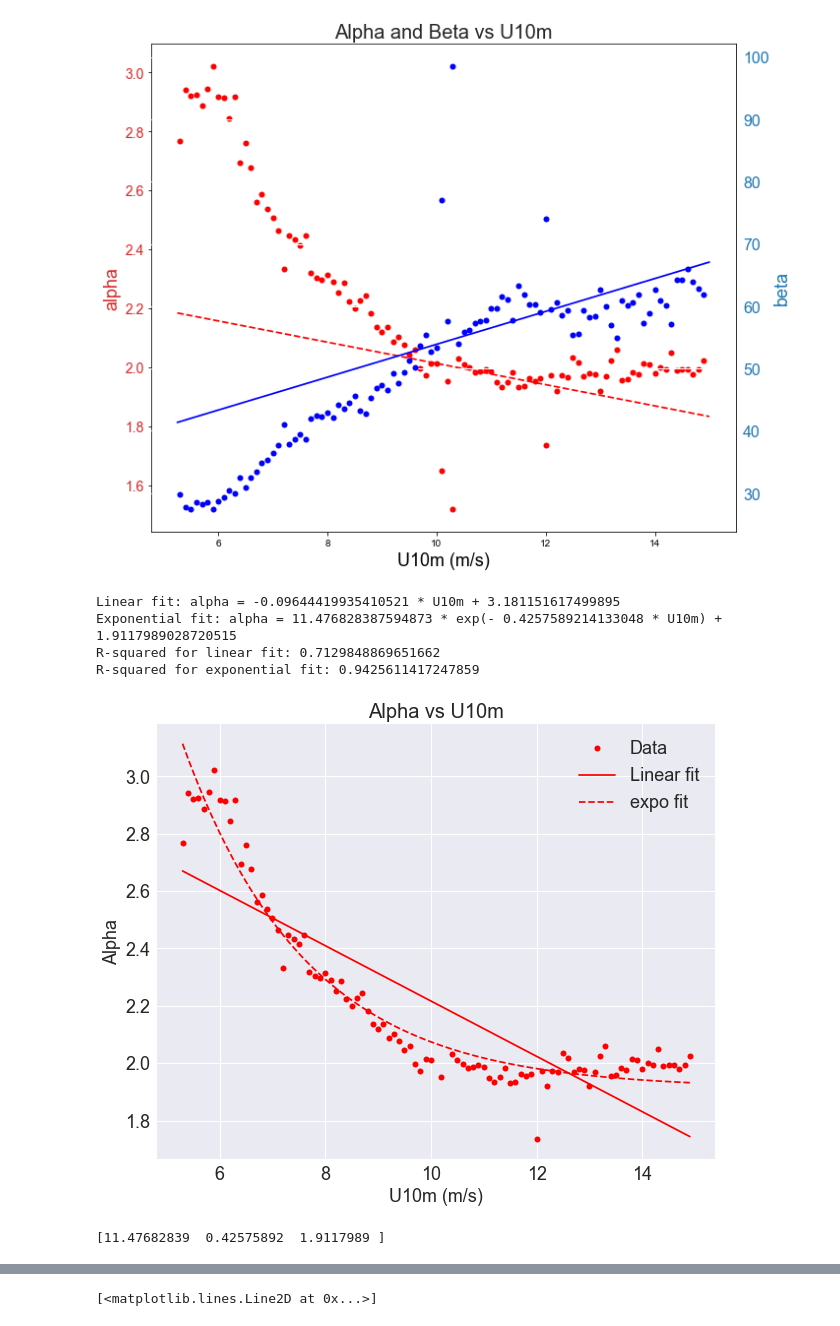
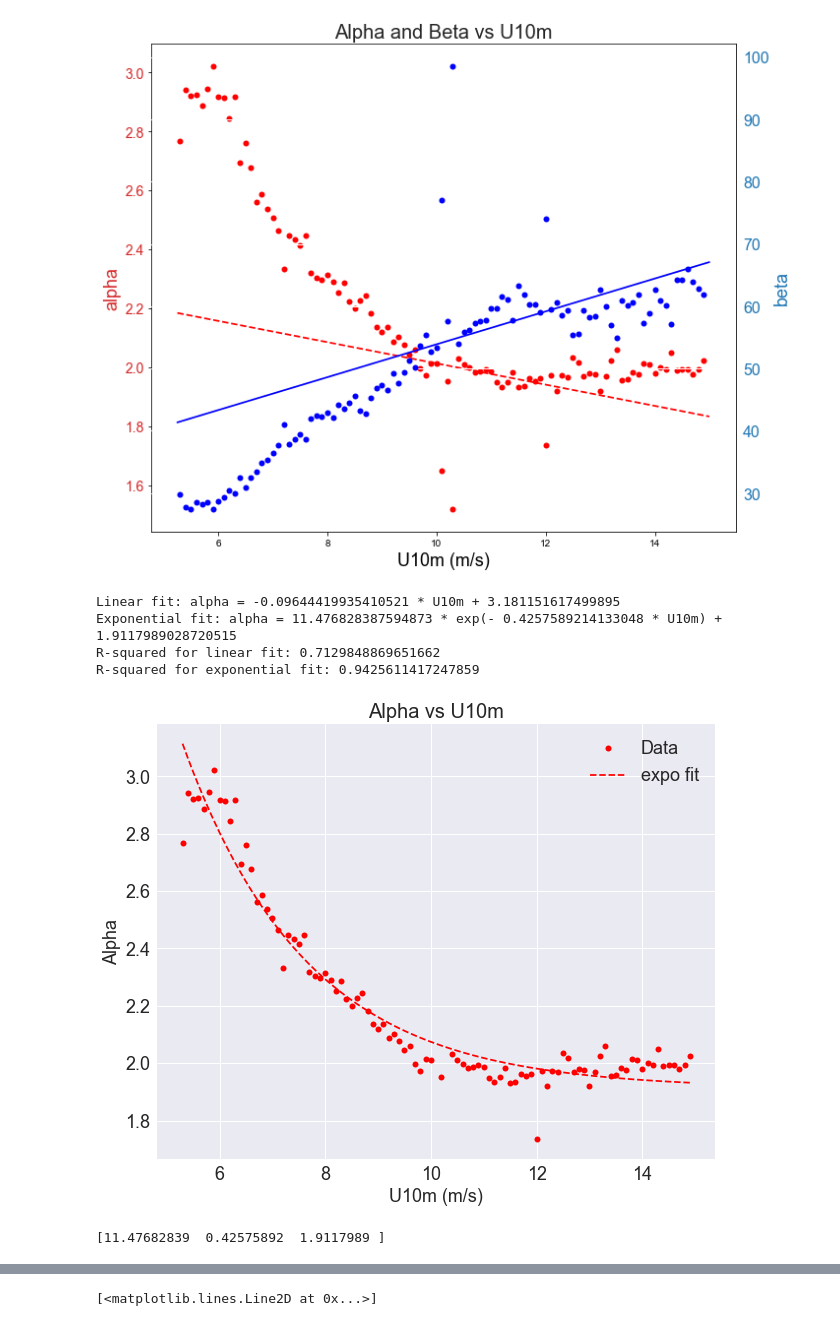
Before and after one commit to bazilsky/Snow-Analysis, a Jupyter notebook: SP_PDF_gamma_FreyACP2019/gamma_blowsea2/expo_fit_2.ipynb, the cells around one changed output, grey strips where cells are left out. Drawn from its saved outputs; the diff is of its cells as text; code cells hidden in the pictures.

```diff
--- a/SP_PDF_gamma_FreyACP2019/gamma_blowsea2/expo_fit_2.ipynb
+++ b/SP_PDF_gamma_FreyACP2019/gamma_blowsea2/expo_fit_2.ipynb
@@ -92,35 +92,35 @@ ss_res = np.sum(residuals**2)
 ss_tot = np.sum((alpha_new-np.mean(alpha_new))**2)
 r_squared = 1 - (ss_res / ss_tot)
 print('R-squared for exponential fit:', r_squared)
 
 
 
 
 
 plt.figure(figsize=(10, 8))
 # plot the data and the fit
 plt.plot(U_new_1, alpha_new, 'r.', label='Data',markersize = 12)
-plt.plot(U_new_1, m*U_new_1 + b, 'r-', label='Linear fit')
+#plt.plot(U_new_1, m*U_new_1 + b, 'r-', label='Linear fit')
 plt.plot(U_new_1, expo_fit(U_new_1, *popt), 'r--', label='expo fit')
 
 plt.xlabel('U10m (m/s)', fontsize = 18)
 plt.ylabel('Alpha', fontsize = 18)
 plt.title('Alpha vs U10m', fontsize = 20)
 plt.xticks(fontsize = 18)
 plt.yticks(fontsize = 18)
 plt.legend(fontsize = 18)
 plt.show()
 
 # output coefficinets of exponential fit
 print(popt)
 
 alpha_model = expo_fit(vel, *popt)
 # %% [output]
 Linear fit: alpha = -0.09644419935410521 * U10m + 3.181151617499895
 Exponential fit: alpha = 11.476828387594873 * exp(- 0.4257589214133048 * U10m) + 1.9117989028720515
 R-squared for linear fit: 0.7129848869651662
 R-squared for exponential fit: 0.9425611417247859
-[figure, old version]
+[figure, new version]
 [11.47682839  0.42575892  1.9117989 ]
 # %%
 # new fit for alpha and beta
```
Also changed, not shown: parts of 3 cells of this notebook, 6 other files.
